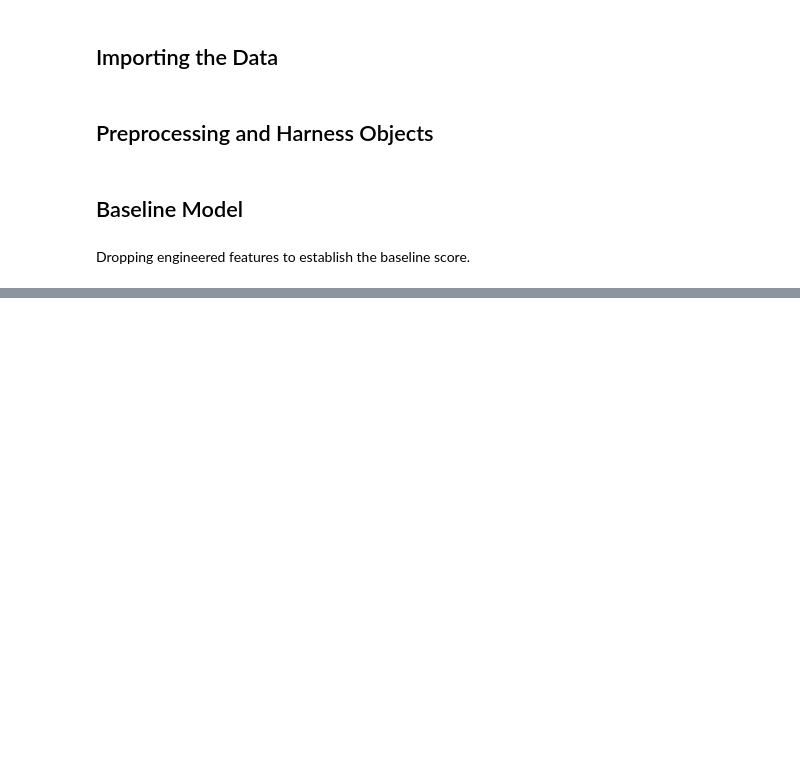
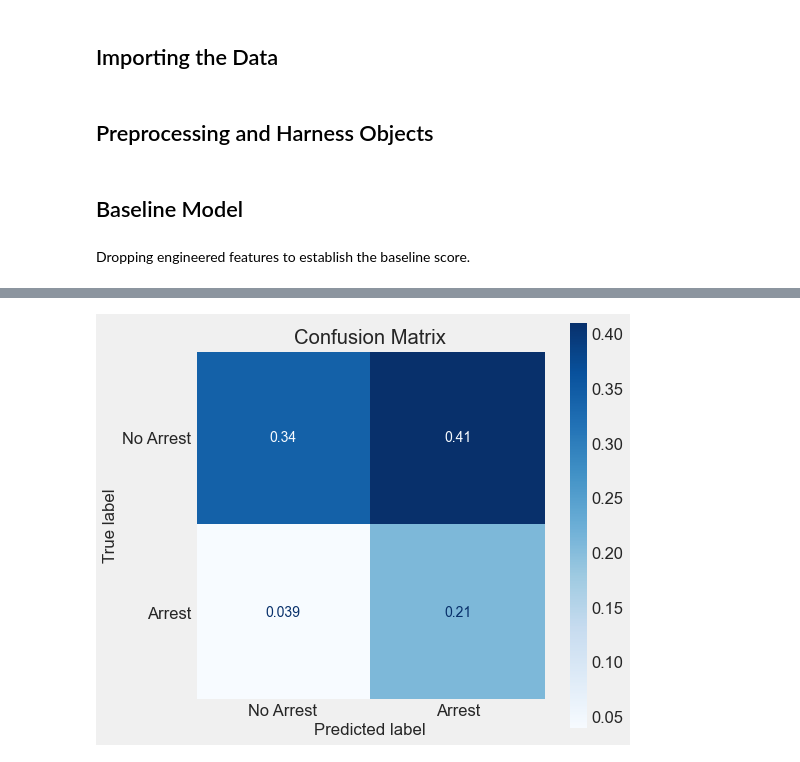
Before and after one commit to jeffreyhwatson/terry_stops_project, a Jupyter notebook: notebooks/exploratory/engineering.ipynb, the cells around one changed output, grey strips where cells are left out. Cells and saved outputs as stored; diff of their text form; code cells hidden in the pictures; blank space fills up the shorter version.

```diff
--- a/notebooks/exploratory/engineering.ipynb
+++ b/notebooks/exploratory/engineering.ipynb
@@ -148,0 +216,2 @@ modeling.history
+# %%
+X, y = f.Xy(baseline_df1)
@@ -148,0 +220,4 @@ modeling.history
+# %%
+preprocessing.fit_transform(X_train);
+# %%
+LR = LogisticRegression(max_iter=1000)
@@ -148,0 +232,2 @@ modeling.history
+# %%
+lr_smote = make_sm_pipeline(preprocessing, sm, LR)
@@ -148,0 +261,4 @@ modeling.history
+# %%
+f.confusion(lr_smote, X_train, y_train)
+# %% [output]
+[figure, added]
```
Also changed, not shown: parts of 35 cells of this notebook, 2 other files.
